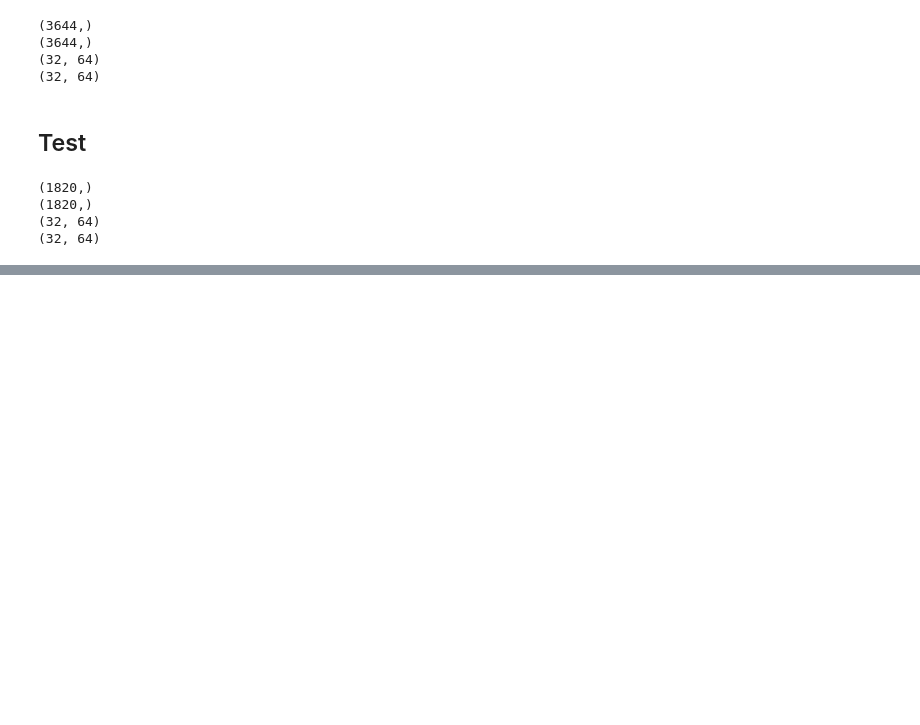
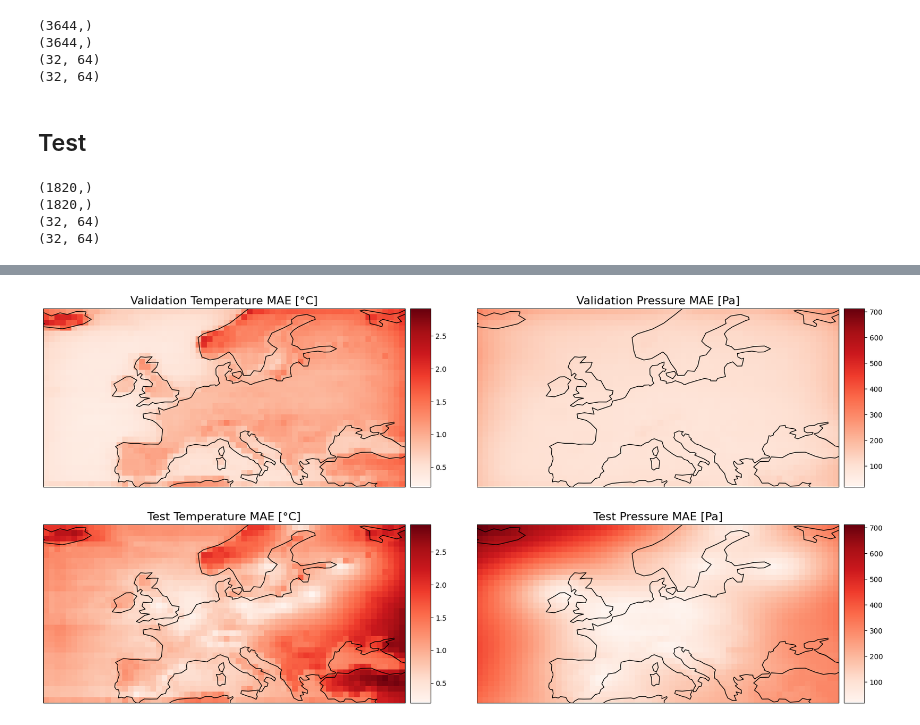
Before and after one commit to YannisSchmutz/WeRec3D, a Jupyter notebook: src/validation_on_test_set/compare_test_to_val.ipynb, the cells around one changed output, grey strips where cells are left out. Saved outputs shown, nothing was run; the diff lists cells and outputs as text; code cells hidden in the pictures; blank space fills up the shorter version.

```diff
--- a/src/validation_on_test_set/compare_test_to_val.ipynb
+++ b/src/validation_on_test_set/compare_test_to_val.ipynb
@@ -340,0 +78,96 @@ Text(0.5, 0.98, '')
+# %%
+ta_spat_min = np.minimum(np.min(spat_ta_val), np.min(spat_ta_test))
+ta_spat_max = np.maximum(np.max(spat_ta_val), np.max(spat_ta_test))
+
+slp_spat_min = np.minimum(np.min(spat_slp_val), np.min(spat_slp_test))
+slp_spat_max = np.maximum(np.max(spat_slp_val), np.max(spat_slp_test))
+
+extent = [BASE_LON_START, BASE_LON_END, BASE_LAT_START,  BASE_LAT_END]
+
+col_bar_width = 0.02
+col_bar_x_offset = 0.005
+
+fig = plt.figure(figsize=(20, 10))
+
+# SPATIAL
+# Validation Temperature
+ax00 = fig.add_subplot(2, 2, 1, projection=ccrs.PlateCarree())
+ax00.coastlines(resolution='110m')
+ax00.set_extent(extent, ccrs.PlateCarree())
+im00 = ax00.imshow(spat_ta_val,
+                 transform=ccrs.PlateCarree(),
+                 extent=extent,
+                 origin='lower',
+                 interpolation='nearest',
+                 cmap='Reds',
+                   vmin=ta_spat_min, vmax=ta_spat_max,
+                   )
+cax00 = fig.add_axes([ax00.get_position().x1 + col_bar_x_offset,
+                      ax00.get_position().y0,
+                      col_bar_width,
+                      ax00.get_position().height])
+plt.colorbar(im00, cax=cax00)
+ax00.set_title(f"Validation Temperature MAE [°C]", fontsize=16)
+
+# Validation Pressure
+ax01 = fig.add_subplot(2, 2, 2, projection=ccrs.PlateCarree())
+ax01.coastlines(resolution='110m')
+ax01.set_extent(extent, ccrs.PlateCarree())#,
+im01 = ax01.imshow(spat_slp_val,
+                 transform=ccrs.PlateCarree(),
+                 extent=extent,
+                 origin='lower',
+                 interpolation='nearest',
+                 cmap='Reds',
+                   vmin=slp_spat_min, vmax=slp_spat_max,)
+
+cax01 = fig.add_axes([ax01.get_position().x1 + col_bar_x_offset,
+                      ax01.get_position().y0,
+                      col_bar_width,
+                      ax01.get_position().height])
+plt.colorbar(im01, cax=cax01)
+ax01.set_title(f"Validation Pressure MAE [Pa]", fontsize=16)
+
+# Test Temperature
+ax10 = fig.add_subplot(2, 2, 3, projection=ccrs.PlateCarree())
+ax10.coastlines(resolution='110m')
+ax10.set_extent(extent, ccrs.PlateCarree())
+im10 = ax10.imshow(spat_ta_test,
+                 transform=ccrs.PlateCarree(),
+                 extent=extent,
+                 origin='lower',
+                 interpolation='nearest',
+                 cmap='Reds',
+                   vmin=ta_spat_min, vmax=ta_spat_max,)
+cax10 = fig.add_axes([ax10.get_position().x1 + col_bar_x_offset,
+                      ax10.get_position().y0,
+                      col_bar_width,
+                      ax10.get_position().height])
+plt.colorbar(im10, cax=cax10)
+ax10.set_title(f"Test Temperature MAE [°C]", fontsize=16)
+
+
+# Test Pressure
+ax11 = fig.add_subplot(2, 2, 4, projection=ccrs.PlateCarree())
+ax11.coastlines(resolution='110m')
+ax11.set_extent(extent, ccrs.PlateCarree())
+im11 = ax11.imshow(spat_slp_test,
+                 transform=ccrs.PlateCarree(),
+                 extent=extent,
+                 origin='lower',
+                 interpolation='nearest',
+                 cmap='Reds',
+                   vmin=slp_spat_min, vmax=slp_spat_max,)
+cax11 = fig.add_axes([ax11.get_position().x1 + col_bar_x_offset,
+                      ax11.get_position().y0,
+                      col_bar_width,
+                      ax11.get_position().height])
+plt.colorbar(im11, cax=cax11)
+ax11.set_title(f"Test Pressure MAE [Pa]", fontsize=16)
+
+
+plt.savefig(f"figures/val_test_spatial.png",
+            bbox_inches='tight',
+            pad_inches=0.1)
+# %% [output]
+[figure, added]
```
Also changed, not shown: parts of 11 cells of this notebook, 1 other file.
